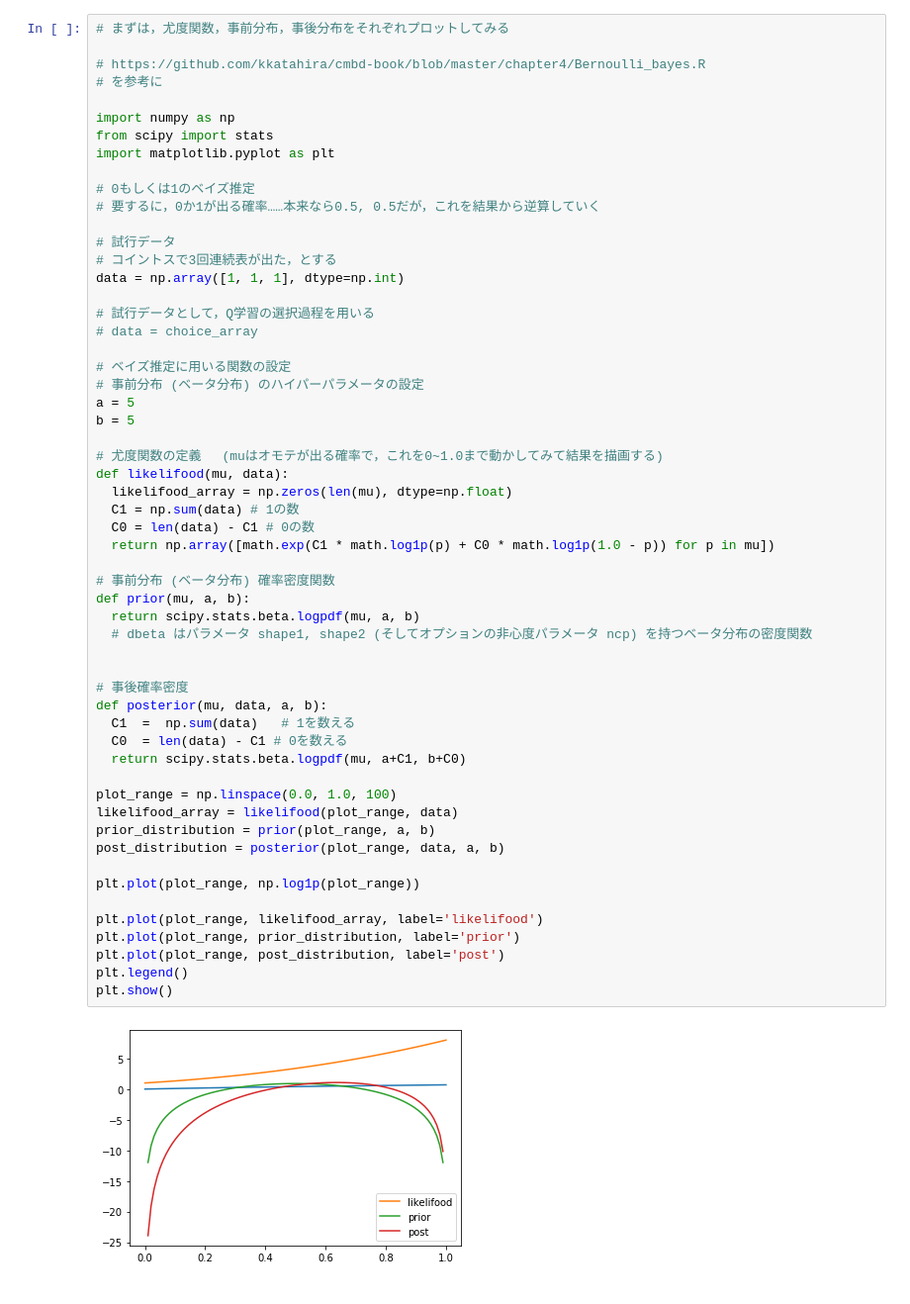
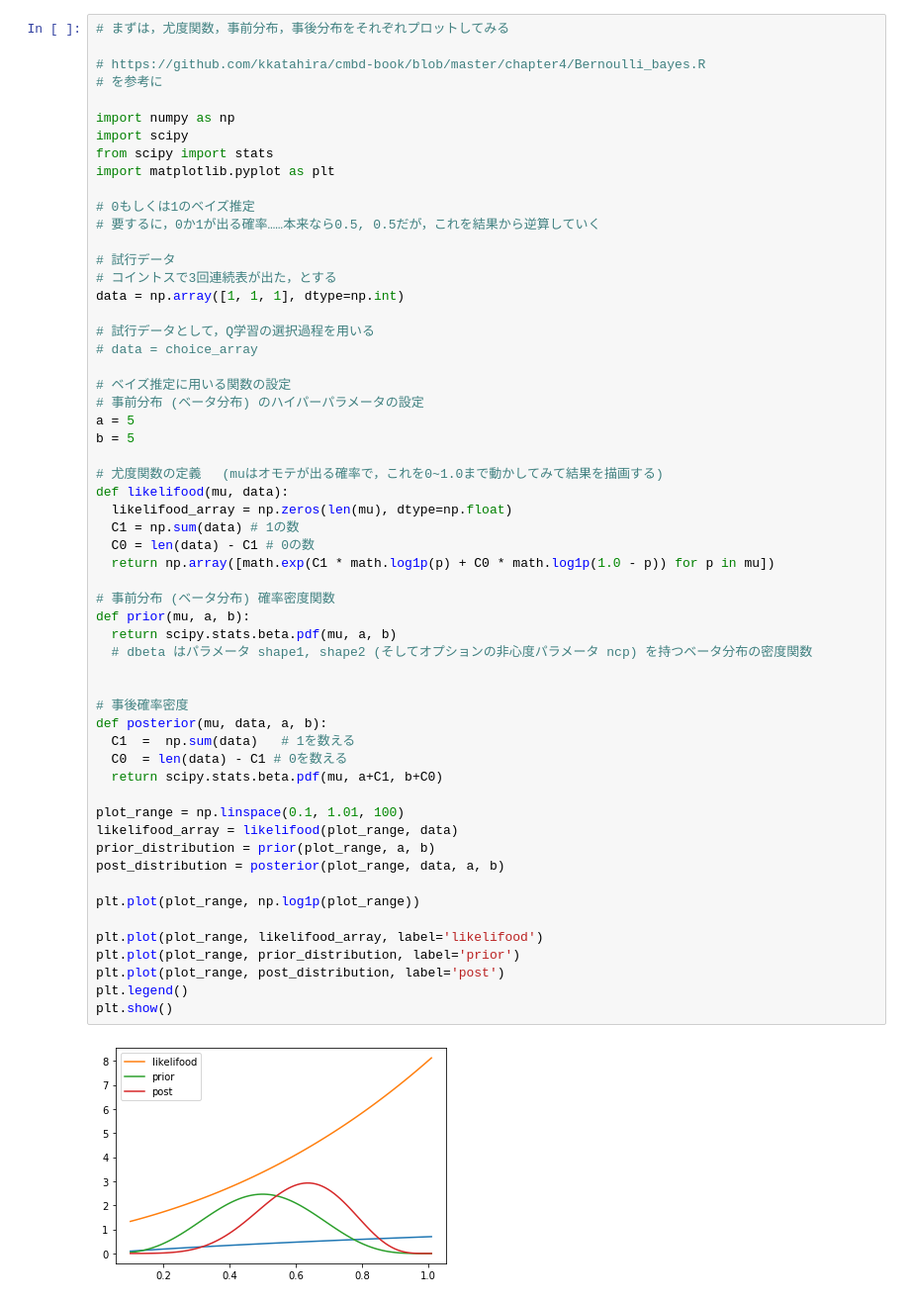
Before and after one commit to daichi-a/PythonDataAnalyzeClassMaterial, a Jupyter notebook: ChoiceBayes.ipynb, the cells around one changed output. Shown: that part at 99% size. Drawn from its saved outputs; the diff is of its cells as text.

```diff
--- a/ChoiceBayes.ipynb
+++ b/ChoiceBayes.ipynb
@@ -121,6 +121,7 @@ plt.show()
 # を参考に
 
 import numpy as np
+import scipy
 from scipy import stats
 import matplotlib.pyplot as plt
 
@@ -141,34 +142,34 @@ b = 5
 
 # 尤度関数の定義　 (muはオモテが出る確率で，これを0~1.0まで動かしてみて結果を描画する)
 def likelifood(mu, data):
   likelifood_array = np.zeros(len(mu), dtype=np.float)
   C1 = np.sum(data) # 1の数
   C0 = len(data) - C1 # 0の数
   return np.array([math.exp(C1 * math.log1p(p) + C0 * math.log1p(1.0 - p)) for p in mu])
 
 # 事前分布 (ベータ分布) 確率密度関数
 def prior(mu, a, b):
-  return scipy.stats.beta.logpdf(mu, a, b)
+  return scipy.stats.beta.pdf(mu, a, b)
   # dbeta はパラメータ shape1, shape2 (そしてオプションの非心度パラメータ ncp) を持つベータ分布の密度関数
 
 
 # 事後確率密度
 def posterior(mu, data, a, b):
   C1  =  np.sum(data)   # 1を数える
   C0  = len(data) - C1 # 0を数える
-  return scipy.stats.beta.logpdf(mu, a+C1, b+C0)
+  return scipy.stats.beta.pdf(mu, a+C1, b+C0)
 
-plot_range = np.linspace(0.0, 1.0, 100)
+plot_range = np.linspace(0.1, 1.01, 100)
 likelifood_array = likelifood(plot_range, data)
 prior_distribution = prior(plot_range, a, b)
 post_distribution = posterior(plot_range, data, a, b)
 
 plt.plot(plot_range, np.log1p(plot_range))
 
 plt.plot(plot_range, likelifood_array, label='likelifood')
 plt.plot(plot_range, prior_distribution, label='prior')
 plt.plot(plot_range, post_distribution, label='post')
 plt.legend()
 plt.show()
 # %% [output]
-[figure, old version]
+[figure, new version]
```
Also changed, not shown: parts of 3 cells of this notebook.
